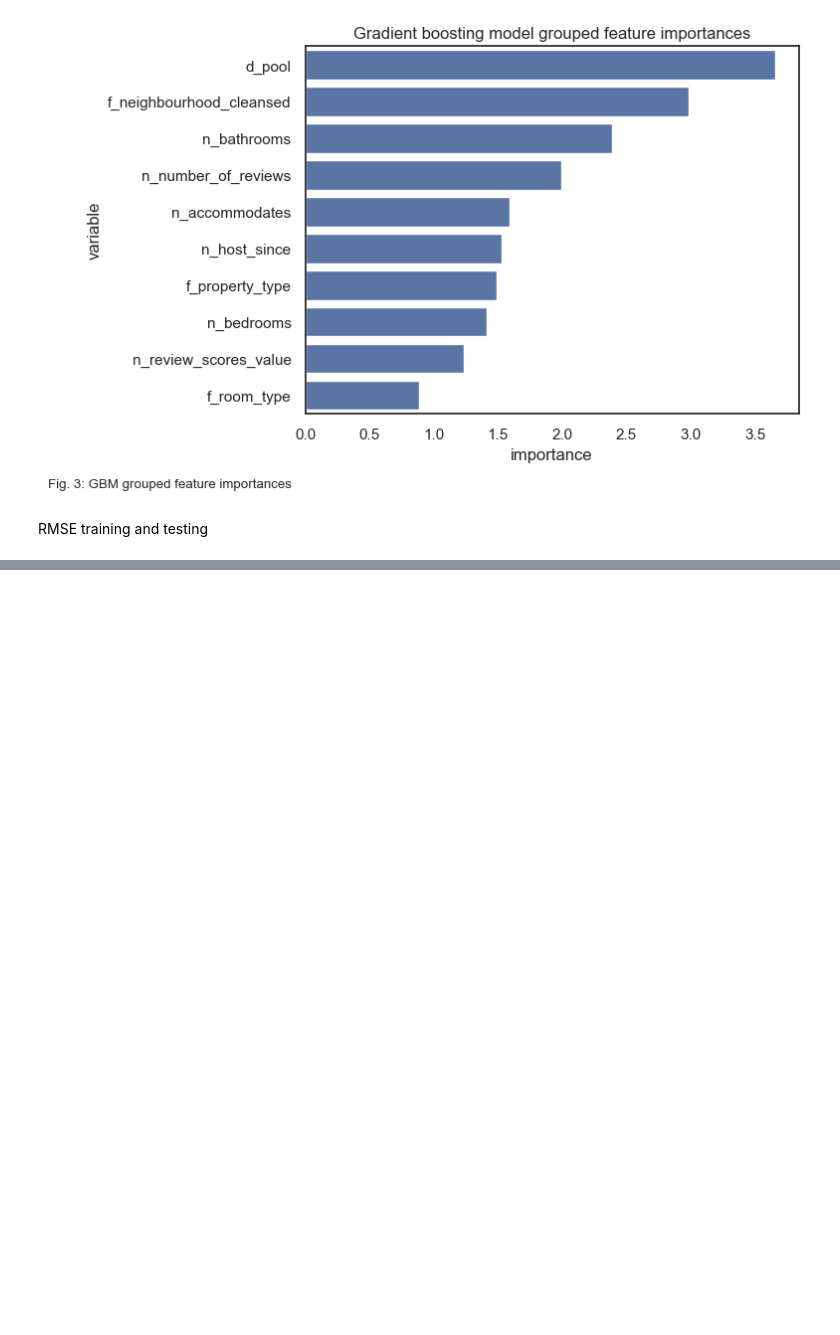
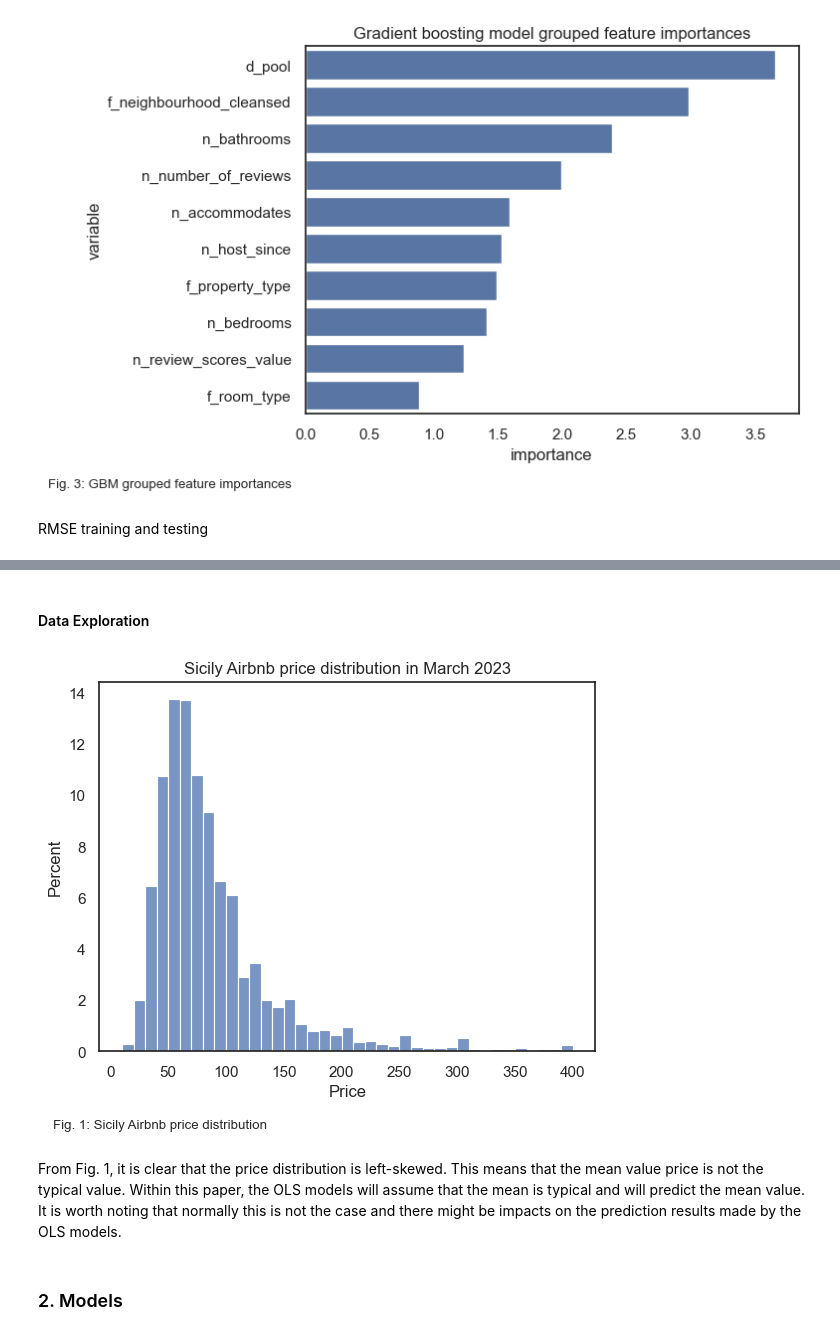
Before and after one commit to viethngn/Data_Analysis_3_ECBS5171, a Jupyter notebook: assignment2/assignment2_viethngn.ipynb, the cells around one changed output, grey strips where cells are left out. Saved outputs shown, nothing was run; the diff lists cells and outputs as text; code cells hidden in the pictures; blank space fills up the shorter version.

```diff
--- a/assignment2/assignment2_viethngn.ipynb
+++ b/assignment2/assignment2_viethngn.ipynb
@@ -36,43 +36,59 @@ from sklearn.linear_model import Lasso
 from sklearn.ensemble import GradientBoostingRegressor
 from sklearn.linear_model import ElasticNet
 # %%
-def get_cleaned_data(src: str) -> pd.DataFrame:
+def get_cleaned_data(src=None) -> pd.DataFrame:
     '''
     This function takes a path to a csv file, cleans it and returns the cleaned dataframe
     :param src: path to file
     :return: dataframe with cleaned data
     '''
-    df = pd.read_csv(src)
+    if src:
+        df = pd.read_csv(src)
+    else:
+        urls = ['https://raw.githubusercontent.com/viethngn/Data_Analysis_3_ECBS5171/main/assignment2/listings_1.csv', 'https://raw.githubusercontent.com/viethngn/Data_Analysis_3_ECBS5171/main/assignment2/listings_2.csv']
+        dfs = []
+        for url in urls:
+            u_df = pd.read_csv(url)
+            dfs.append(u_df)
+        df = pd.concat(dfs, ignore_index=True)
 
     # Filter the data for:
     #
     # new apartment not on market so no need to care about reviews
-    working_sample = df[['id','name','host_id','host_name','host_since','host_is_superhost','host_listings_count','host_total_listings_count','host_has_profile_pic','host_identity_verified','neighbourhood_cleansed','property_type','room_type','accommodates','bathrooms_text','bedrooms','beds','amenities','price','minimum_nights','maximum_nights','number_of_reviews','review_scores_value','instant_bookable']
+    working_sample = df[['id','name','host_id','host_name','host_since','host_is_superhost','host_total_listings_count','host_has_profile_pic','host_identity_verified','neighbourhood_cleansed','property_type','room_type','accommodates','bathrooms_text','bedrooms','beds','amenities','price','minimum_nights','maximum_nights','number_of_reviews','review_scores_value','instant_bookable', 'license']
                         ][(df['price'].notna())
                         & (df['beds'].notna())
                         & (df['host_is_superhost'].notna())
+                        & (df['host_since'].notna())
                         & (df['bathrooms_text'].notna())
                         & (df['room_type'] != 'Hotel room')
                         & (df['accommodates'] <= 6) & (df['accommodates'] >= 2)
                         & (df['neighbourhood_cleansed'].isin(['Palermo', 'Catania', 'Gravina di Catania', 'San Gregorio di Catania', 'Militello in Val di Catania', 'Messina', 'Taormina', 'Realmonte', 'Agrigento', 'Siracusa', 'Cefal', 'Monreale', 'Ragusa', 'Modica']))]
+
+    # fill NA data for reviews with 0s
+    working_sample['review_scores_value'].fillna(0, inplace=True)
+
+    # fill NA data for bedrooms with 1s
+    working_sample['bedrooms'].fillna(1, inplace=True)
+
+    # fill NA data for license with NAN
+    working_sample['license'].fillna('NAN', inplace=True)
 
     # add boolean variables from text columns
     working_sample['d_host_is_superhost'] = working_sample['host_is_superhost'].apply(lambda x: 1 if x == 't' else 0)
     working_sample['d_host_has_profile_pic'] = working_sample['host_has_profile_pic'].apply(lambda x: 1 if x == 't' else 0)
     working_sample['d_host_identity_verified'] = working_sample['host_identity_verified'].apply(lambda x: 1 if x == 't' else 0)
     working_sample['d_instant_bookable'] = working_sample['instant_bookable'].apply(lambda x: 1 if x == 't' else 0)
+    working_sample['d_has_license'] = working_sample['license'].apply(lambda x: 1 if x != 'NAN' else 0)
 
     # calculate host time
-    working_sample['n_host_since'] = working_sample['host_since'].apply(lambda x: (pd.Timestamp('2024-02-02') - pd.Timestamp(x)).days)
+    working_sample['n_host_since'] = working_sample['host_since'].apply(lambda x: (pd.Timestamp('2023-03-31') - pd.Timestamp(x)).days)
 
     # convert price to numerical
     working_sample['price'] = working_sample['price'].apply(lambda x: float(x.replace('$', '').replace(',', '')))
 
     # filter for price <
     working_sample = working_sample[(working_sample['price'] <= 400)]
-
-    # fill NA data for reviews with 0s
-    working_sample.fillna(0, inplace=True)
 
     # add numerical variable for number of bath
     working_sample['n_bathrooms'] = working_sample['bathrooms_text'].apply(lambda x: 0.5 if 'half-bath' in x.lower() else float(x.lower().split()[0]))
@@ -98,8 +114,7 @@ def get_cleaned_data(src: str) -> pd.DataFrame:
 
     # rename numerical and categorical columns to have prefix
     working_sample.rename(columns={
-        # 'host_listings_count': 'n_host_listings_count',
-        # 'host_total_listings_count': 'n_host_total_listings_count',
+        'host_total_listings_count': 'n_host_total_listings_count',
         'accommodates': 'n_accommodates',
         'bedrooms': 'n_bedrooms',
         'beds': 'n_beds',
@@ -113,6 +128,9 @@ def get_cleaned_data(src: str) -> pd.DataFrame:
     }, inplace=True)
 
     del df
+    if not src:
+        del dfs[0]
+        del dfs[1]
 
     return working_sample
 # %%
@@ -644,0 +646,17 @@ diagnostic_df
+# %% [markdown]
+#### Data Exploration
+# %%
+sns.set(style="white")
+price_plot, ax3 = plt.subplots()
+price_fig = sns.histplot(
+    data = work_df,
+    x = 'price', stat='percent', binwidth=10)
+price_fig.set(title='Sicily Airbnb price distribution in March 2023', xlabel="Price")
+ax3.text(-50, -3, 'Fig. 1: Sicily Airbnb price distribution', size=9.5)
+price_plot.show()
+# %% [output]
+[figure, new version]
+# %% [markdown]
+From Fig. 1, it is clear that the price distribution is left-skewed. This means that the mean value price is not the typical value. Within this paper, the OLS models will assume that the mean is typical and will predict the mean value. It is worth noting that normally this is not the case and there might be impacts on the prediction results made by the OLS models.
+# %% [markdown]
+### 2. Models
```
Also changed, not shown: parts of 19 cells of this notebook.
